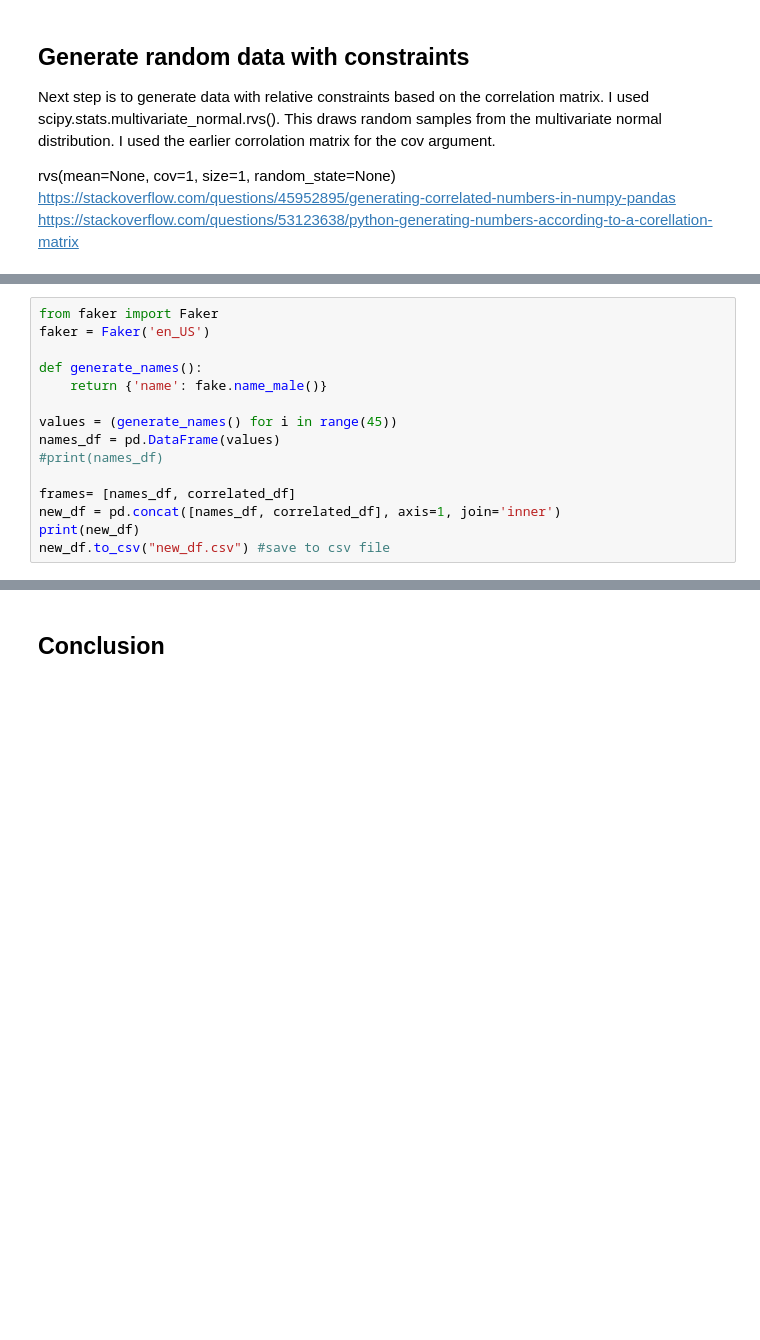
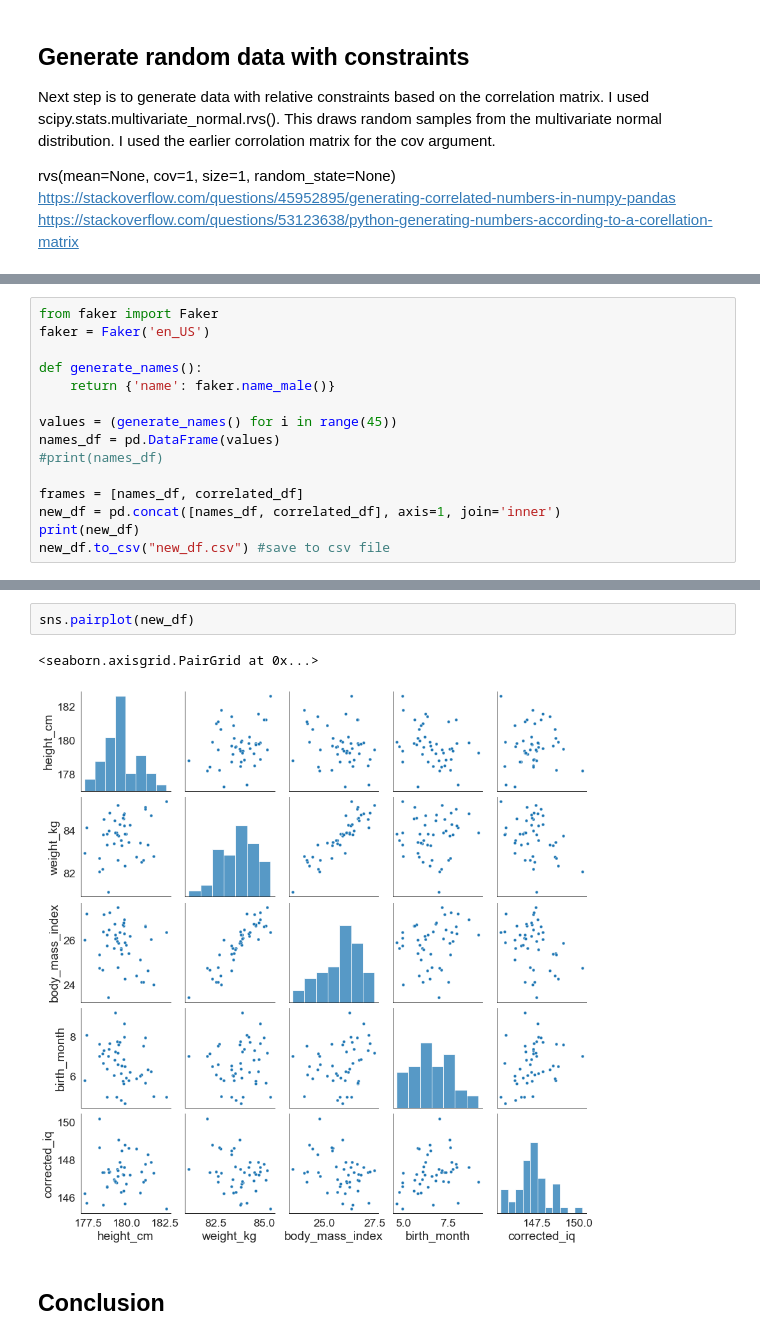
Before and after one commit to JScarry/Programming_for_Data_Analysis_Project1, a Jupyter notebook: Programming_for_Data_Analysis_Project1.ipynb, the cells around one changed output, grey strips where cells are left out. Saved outputs shown, nothing was run; the diff lists cells and outputs as text; blank space fills up the shorter version.

```diff
--- a/Programming_for_Data_Analysis_Project1.ipynb
+++ b/Programming_for_Data_Analysis_Project1.ipynb
@@ -231,13 +230,13 @@ from faker import Faker
 faker = Faker('en_US')
 
 def generate_names():
-    return {'name': fake.name_male()}
+    return {'name': faker.name_male()}
 
 values = (generate_names() for i in range(45))
 names_df = pd.DataFrame(values)
 #print(names_df)
 
-frames= [names_df, correlated_df]
+frames = [names_df, correlated_df]
 new_df = pd.concat([names_df, correlated_df], axis=1, join='inner')
 print(new_df)
 new_df.to_csv("new_df.csv") #save to csv file
@@ -282,3 +284,8 @@ plt.show()
+# %%
+sns.pairplot(new_df)
+# %% [output]
+<seaborn.axisgrid.PairGrid at 0x...>
+[figure, added]
 # %% [markdown]
 ## Conclusion
 # %% [markdown]
```
Also changed, not shown: parts of 15 cells of this notebook, 1 other file.
